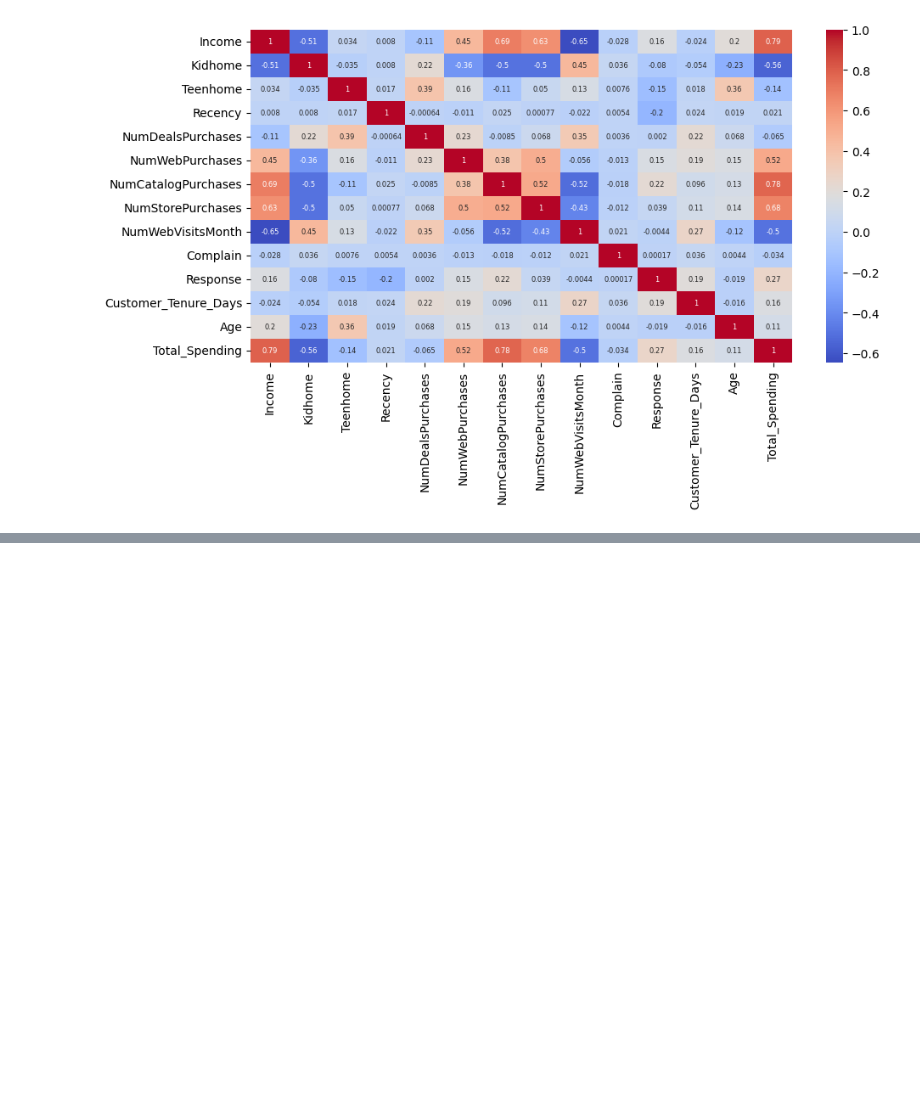
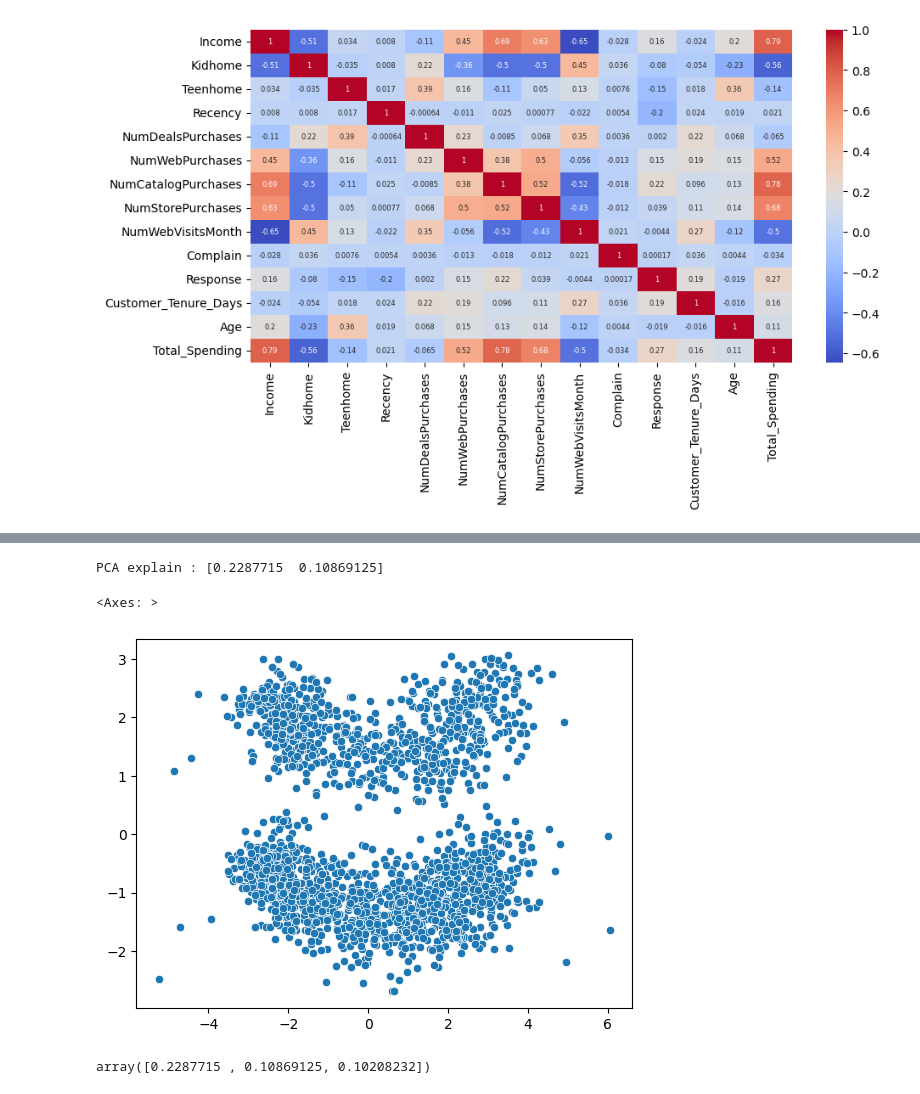
Before and after one commit to mihirgupta665/PRIME-AI-And-ML-, a Jupyter notebook: 8_UnSupervised_Learning/6_Customer_Segmentation_System/1_Smart_Cart.ipynb, the cells around one changed output, grey strips where cells are left out. Drawn from its saved outputs; the diff is of its cells as text; code cells hidden in the pictures; blank space fills up the shorter version.

Commit message:
PCA for 2 Dimension Visualization

```diff
--- a/8_UnSupervised_Learning/6_Customer_Segmentation_System/1_Smart_Cart.ipynb
+++ b/8_UnSupervised_Learning/6_Customer_Segmentation_System/1_Smart_Cart.ipynb
@@ -242,0 +271,3 @@ plt.tight_layout()
+# %%
+df_enc = pd.DataFrame(enc_cols.toarray(), columns=ohe.get_feature_names_out(cat_cols), index=df_cleaned.index)
+df_enc
@@ -242,0 +288,3 @@ plt.tight_layout()
+# %%
+df_encoded = pd.concat([df_cleaned.drop(columns=cat_cols), df_enc], axis=1)
+df_encoded.head()
@@ -242,0 +298,6 @@ plt.tight_layout()
+# %%
+X = df_encoded
+scaler = StandardScaler()
+X_scaled = scaler.fit_transform(X)
+print(X_scaled.shape)
+X_scaled
@@ -242,0 +319,18 @@ plt.tight_layout()
+# %%
+pca = PCA(n_components=2)
+X_pca = pca.fit_transform(X_scaled)
+# print(f"PCA Components : {pca.components}")
+print(f"PCA explain : {pca.explained_variance_ratio_}")
+# %% [output]
+PCA explain : [0.2287715  0.10869125]
+# %%
+sns.scatterplot(x=X_pca[:,0], y=X_pca[:,1])
+# %% [output]
+<Axes: >
+[figure, added]
+# %%
+pca = PCA(n_components=3)
+X_pca = pca.fit_transform(X_scaled)
+pca.explained_variance_ratio_
+# %% [output]
+array([0.2287715 , 0.10869125, 0.10208232])
```
Also changed, not shown: parts of 10 cells of this notebook, 1 other file.
